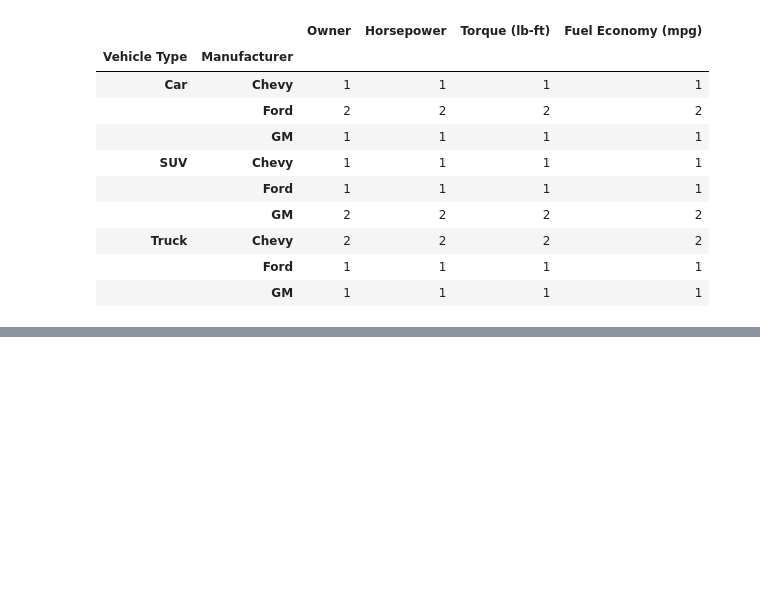
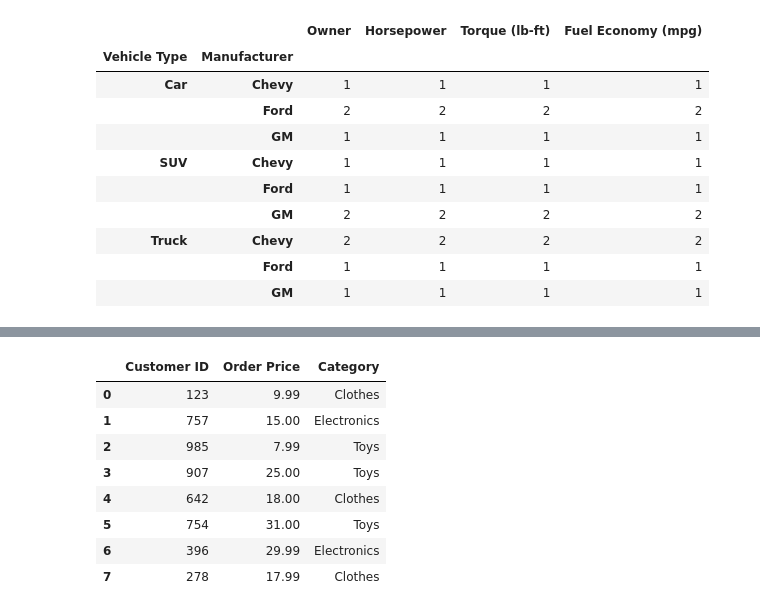
Before and after one commit to apakuki/FinTechBC-ClassActivity, a Jupyter notebook: df_exercise.ipynb, the cells around one changed output, grey strips where cells are left out. Drawn from its saved outputs; the diff is of its cells as text; code cells hidden in the pictures; blank space fills up the shorter version.

```diff
--- a/df_exercise.ipynb
+++ b/df_exercise.ipynb
@@ -498,0 +531,28 @@ gb2_vehicle_df.count()
+# %%
+purchase_dict = {
+    "Customer ID": [123, 757, 985, 907, 642, 754, 396, 278],
+    "Order Price": [9.99, 15.00, 7.99, 25.00, 18.00, 31.00, 29.99, 17.99],
+    "Category": [
+        "Clothes",
+        "Electronics",
+        "Toys",
+        "Toys",
+        "Clothes",
+        "Toys",
+        "Electronics",
+        "Clothes",
+    ]
+}
+
+purchase_df = pd.DataFrame(purchase_dict)
+purchase_df
+# %% [output]
+|  | Customer ID | Order Price | Category |
+| 0 | 123 | 9.99 | Clothes |
+| 1 | 757 | 15.00 | Electronics |
+| 2 | 985 | 7.99 | Toys |
+| 3 | 907 | 25.00 | Toys |
+| 4 | 642 | 18.00 | Clothes |
+| 5 | 754 | 31.00 | Toys |
+| 6 | 396 | 29.99 | Electronics |
+| 7 | 278 | 17.99 | Clothes |
```
Also changed, not shown: parts of 3 cells of this notebook.
